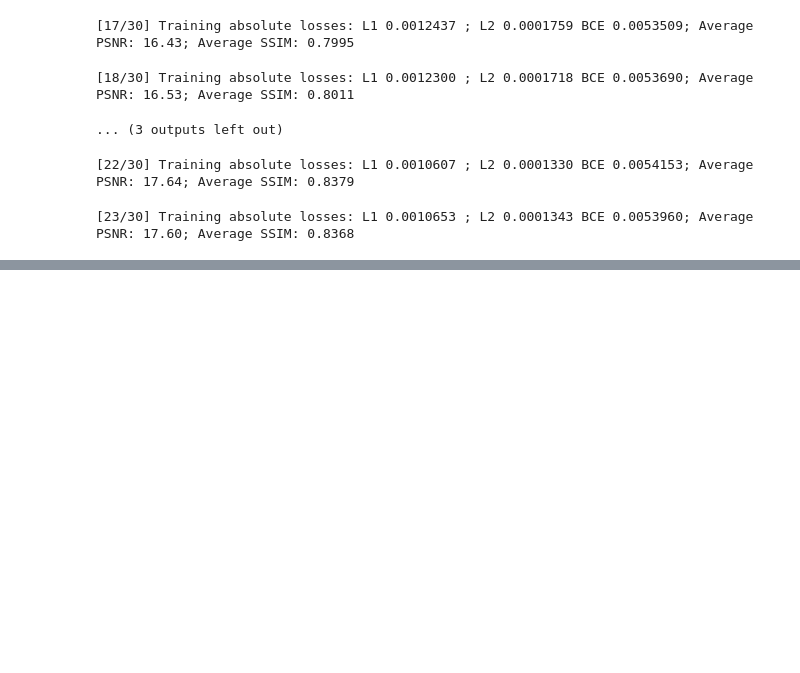
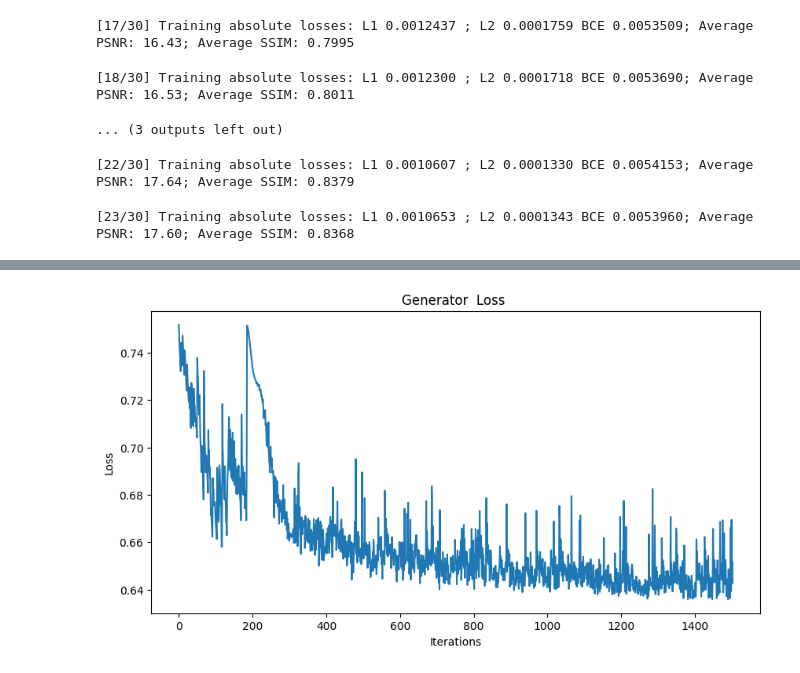
Before and after one commit to seifedinhayredin/Face-frontalization-with-GAN, a Jupyter notebook: FFRAD-CASPEAL.ipynb, the cells around one changed output, grey strips where cells are left out. Saved outputs shown, nothing was run; the diff lists cells and outputs as text; code cells hidden in the pictures; blank space fills up the shorter version.

```diff
--- a/FFRAD-CASPEAL.ipynb
+++ b/FFRAD-CASPEAL.ipynb
@@ -2036,0 +2054,14 @@ for epoch in range(start_epoch,30):  # Assuming 3 epochs for demonstration
+# %%
+# Plotting the losses
+import matplotlib.pyplot as plt
+plt.figure(figsize=(10, 5))
+#plt.plot(generator_losses)
+plt.plot(discriminator_losses, label='Discriminator Loss')
+#plt.plot(multi_scale_losses, label='Multi-Scale Pixel-wise Loss')
+plt.xlabel('Iterations')
+plt.ylabel('Loss')
+plt.title('Generator  Loss ')
+#plt.legend()
+plt.show()
+# %% [output]
+[figure, added]
```
Also changed, not shown: parts of 8 cells of this notebook.
